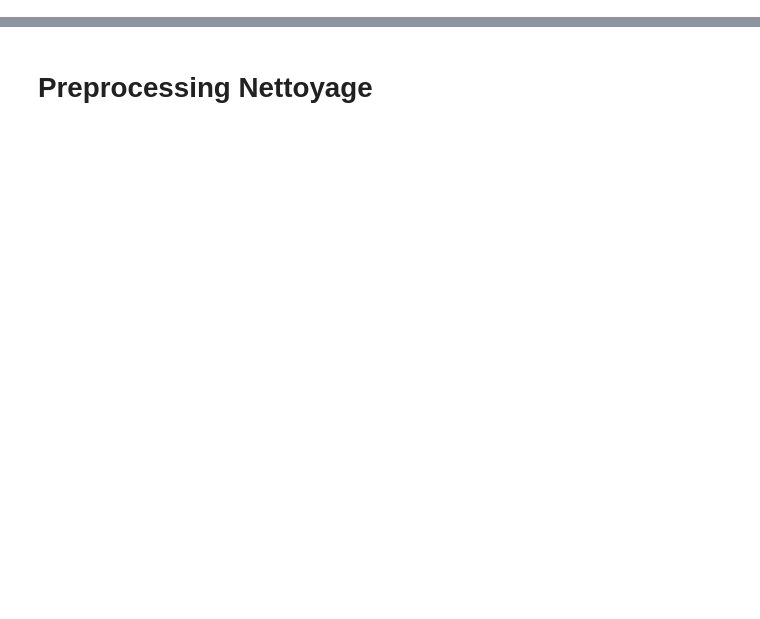
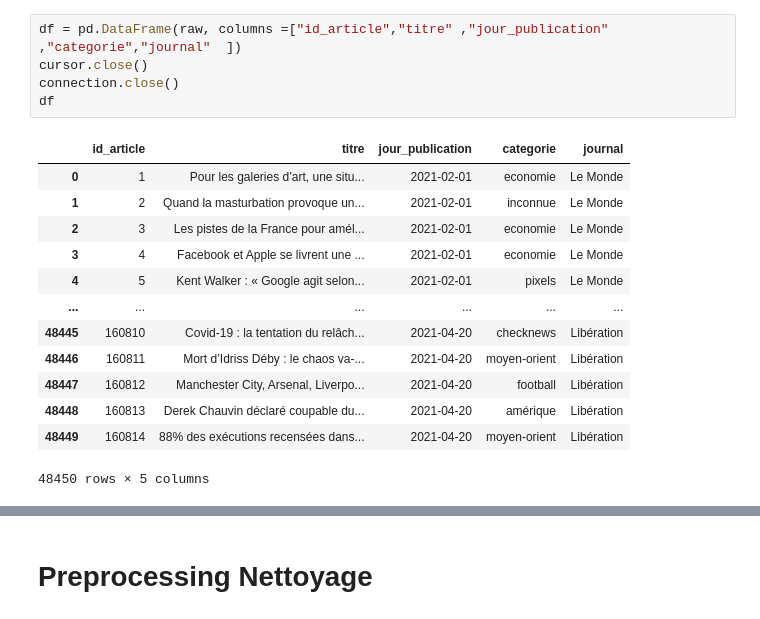
Before and after one commit to ludivinesarlat/E2_Optimisation_classification, a Jupyter notebook: modelisation.ipynb, the cells around one changed output, grey strips where cells are left out. Saved outputs shown, nothing was run; the diff lists cells and outputs as text; blank space fills up the shorter version.

```diff
--- a/modelisation.ipynb
+++ b/modelisation.ipynb
@@ -31,0 +26,19 @@ df
+# %%
+df = pd.DataFrame(raw, columns =["id_article","titre" ,"jour_publication" ,"categorie","journal"  ])
+cursor.close()
+connection.close()
+df
+# %% [output]
+|  | id_article | titre | jour_publication | categorie | journal |
+| 0 | 1 | Pour les galeries d’art, une situ... | 2021-02-01 | economie | Le Monde |
+| 1 | 2 | Quand la masturbation provoque un... | 2021-02-01 | inconnue | Le Monde |
+| 2 | 3 | Les pistes de la France pour amél... | 2021-02-01 | economie | Le Monde |
+| 3 | 4 | Facebook et Apple se livrent une ... | 2021-02-01 | economie | Le Monde |
+| 4 | 5 | Kent Walker : « Google agit selon... | 2021-02-01 | pixels | Le Monde |
+| ... | ... | ... | ... | ... | ... |
+| 48445 | 160810 | Covid-19 : la tentation du relâch... | 2021-04-20 | checknews | Libération |
+| 48446 | 160811 | Mort d’Idriss Déby : le chaos va-... | 2021-04-20 | moyen-orient | Libération |
+| 48447 | 160812 | Manchester City, Arsenal, Liverpo... | 2021-04-20 | football | Libération |
+| 48448 | 160813 | Derek Chauvin déclaré coupable du... | 2021-04-20 | amérique | Libération |
+| 48449 | 160814 | 88% des exécutions recensées dans... | 2021-04-20 | moyen-orient | Libération |
+48450 rows × 5 columns
```
Also changed, not shown: parts of 93 cells of this notebook, 17 other files.
